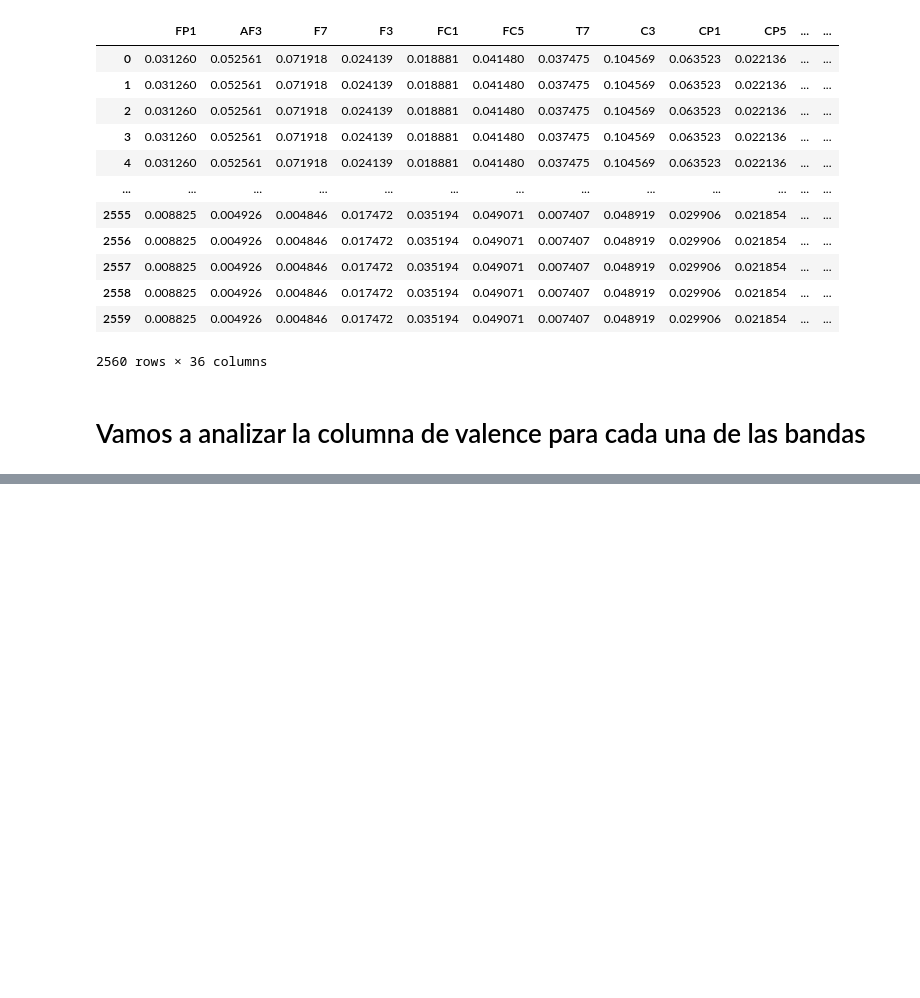
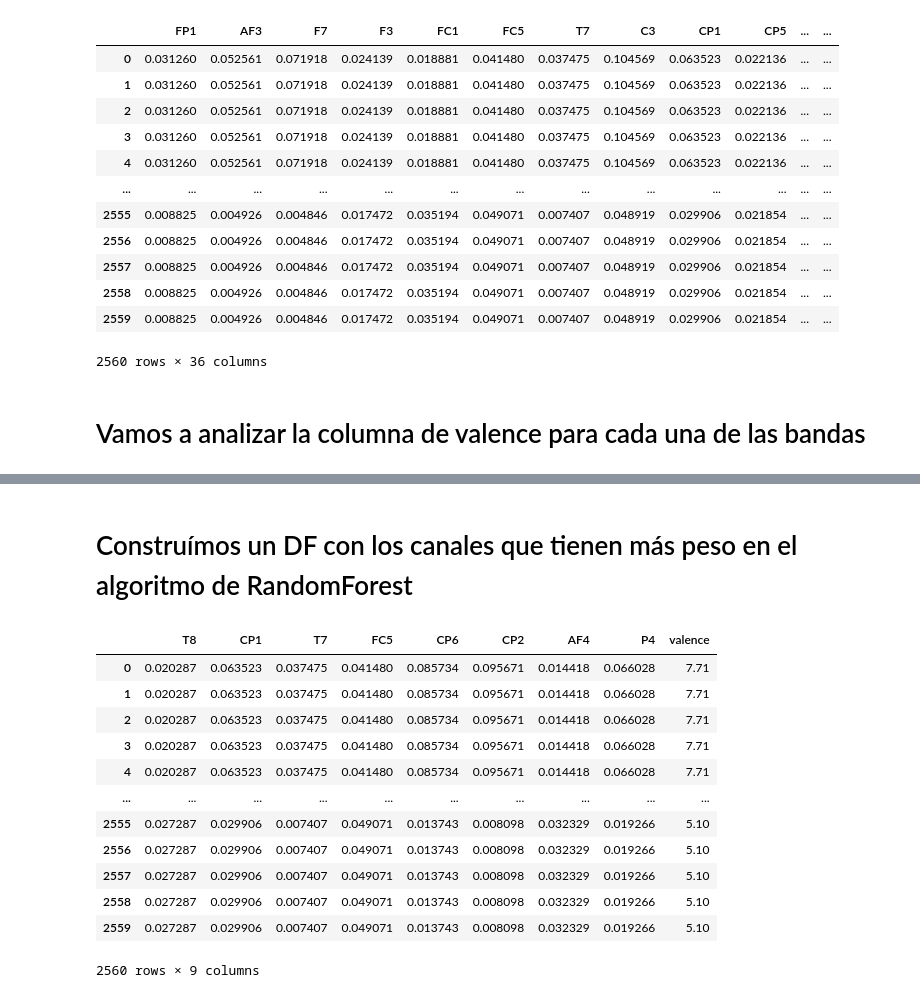
Before and after one commit to imjaimeortiz/TFG_BCI_Emotions_tests, a Jupyter notebook: tests.ipynb, the cells around one changed output, grey strips where cells are left out. Saved outputs shown, nothing was run; the diff lists cells and outputs as text; code cells hidden in the pictures; blank space fills up the shorter version.

Commit message:
seleccion canales

```diff
--- a/tests.ipynb
+++ b/tests.ipynb
@@ -501,0 +627,19 @@ Buscate algo del estilo de obtener importsncia de random forest o algonadi
+# %% [markdown]
+#  Construímos un DF con los canales que tienen más peso en el algoritmo de RandomForest
+# %%
+main_eeg = pd.DataFrame(data=data_delta, columns=['T8', 'CP1', 'T7', 'FC5', 'CP6', 'CP2', 'AF4', 'P4', 'valence'])
+main_eeg
+# %% [output]
+|  | T8 | CP1 | T7 | FC5 | CP6 | CP2 | AF4 | P4 | valence |
+| 0 | 0.020287 | 0.063523 | 0.037475 | 0.041480 | 0.085734 | 0.095671 | 0.014418 | 0.066028 | 7.71 |
+| 1 | 0.020287 | 0.063523 | 0.037475 | 0.041480 | 0.085734 | 0.095671 | 0.014418 | 0.066028 | 7.71 |
+| 2 | 0.020287 | 0.063523 | 0.037475 | 0.041480 | 0.085734 | 0.095671 | 0.014418 | 0.066028 | 7.71 |
+| 3 | 0.020287 | 0.063523 | 0.037475 | 0.041480 | 0.085734 | 0.095671 | 0.014418 | 0.066028 | 7.71 |
+| 4 | 0.020287 | 0.063523 | 0.037475 | 0.041480 | 0.085734 | 0.095671 | 0.014418 | 0.066028 | 7.71 |
+| ... | ... | ... | ... | ... | ... | ... | ... | ... | ... |
+| 2555 | 0.027287 | 0.029906 | 0.007407 | 0.049071 | 0.013743 | 0.008098 | 0.032329 | 0.019266 | 5.10 |
+| 2556 | 0.027287 | 0.029906 | 0.007407 | 0.049071 | 0.013743 | 0.008098 | 0.032329 | 0.019266 | 5.10 |
+| 2557 | 0.027287 | 0.029906 | 0.007407 | 0.049071 | 0.013743 | 0.008098 | 0.032329 | 0.019266 | 5.10 |
+| 2558 | 0.027287 | 0.029906 | 0.007407 | 0.049071 | 0.013743 | 0.008098 | 0.032329 | 0.019266 | 5.10 |
+| 2559 | 0.027287 | 0.029906 | 0.007407 | 0.049071 | 0.013743 | 0.008098 | 0.032329 | 0.019266 | 5.10 |
+2560 rows × 9 columns
```
Also changed, not shown: parts of 12 cells of this notebook.
